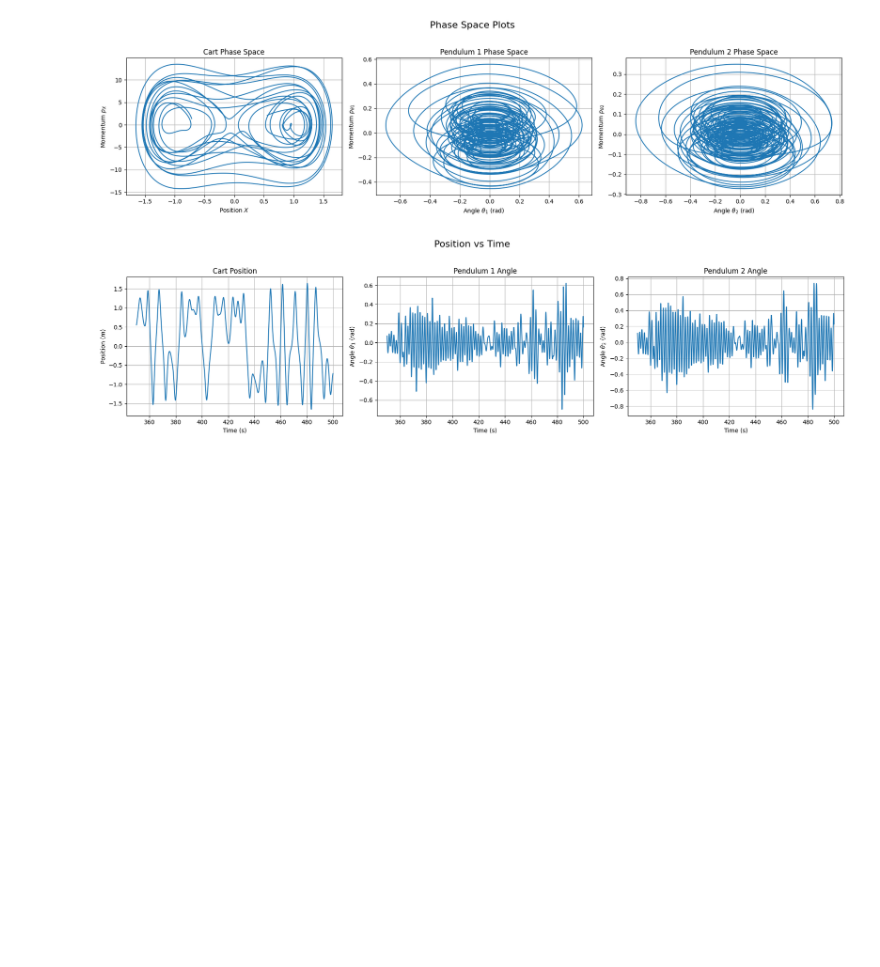
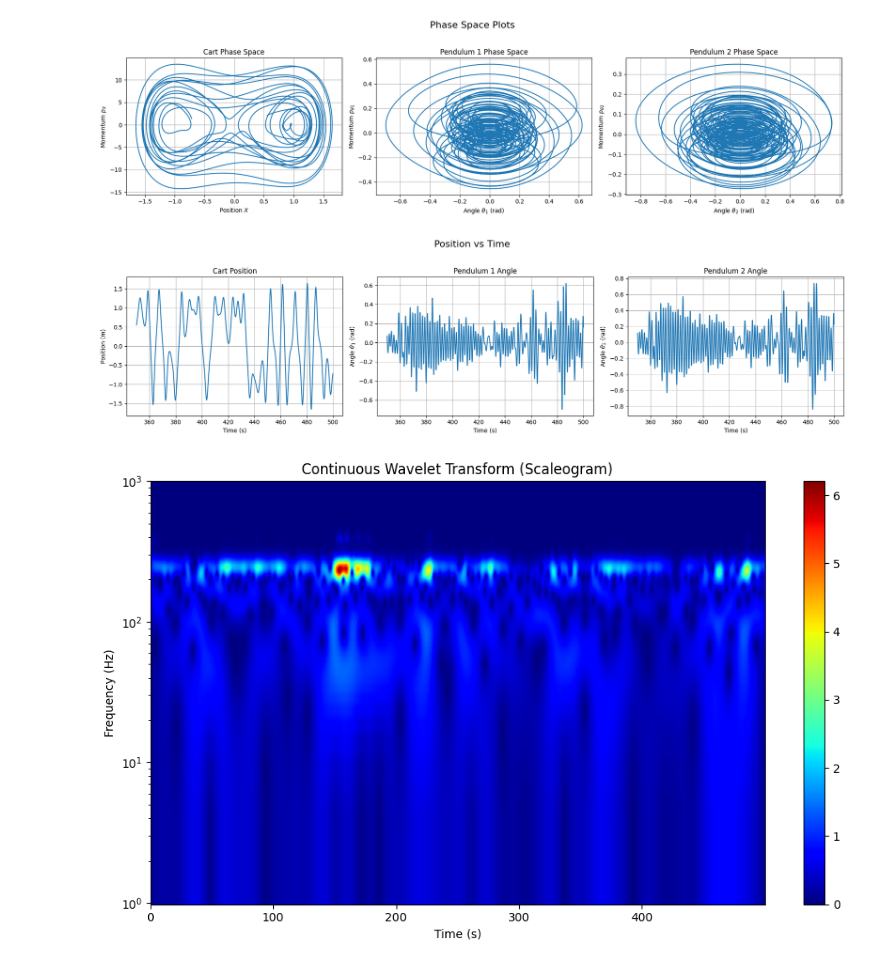
Before and after one commit to EduMoura321/Non-linear-systems, a Jupyter notebook: reborn_classical_mechanics_project.ipynb, the cells around one changed output. Drawn from its saved outputs; the diff is of its cells as text; code cells hidden in the pictures; blank space fills up the shorter version.

```diff
--- a/reborn_classical_mechanics_project.ipynb
+++ b/reborn_classical_mechanics_project.ipynb
@@ -293,6 +293,35 @@ plt.show()
 # %% [output]
 [figure]
 [figure]
+# %%
+import pywt
+# perform CWT
+time=t_eval
+wavelet = "cmor1.5-1.0"
+# logarithmic scale for scales, as suggested by Torrence & Compo:
+widths = np.geomspace(1, 1024, num=200)
+sampling_period = np.diff(time).mean()
+cwtmatr, freqs = pywt.cwt(sol.y[1], widths, wavelet, sampling_period=sampling_period)
+# absolute take absolute value of complex result
+cwtmatr = np.abs(cwtmatr[:-1, :-1])
+# Plotar os resultados da CWT usando imshow
+fig, ax = plt.subplots(figsize=(10, 6))
+
+# Usar imshow para plotar o resultado da CWT
+# extent define os limites no eixo x (tempo) e eixo y (frequência)
+im = ax.imshow(np.abs(cwtmatr), extent=[time[0], time[-1], freqs[-1], freqs[0]],
+               aspect='auto', cmap="jet")
+
+ax.set_yscale("log")  # Definir o eixo y em escala logarítmica
+ax.set_xlabel("Time (s)")
+ax.set_ylabel("Frequency (Hz)")
+ax.set_title("Continuous Wavelet Transform (Scaleogram)")
+fig.colorbar(im, ax=ax)  # Adicionar barra de cor
+
+plt.tight_layout()
+plt.show()
+# %% [output]
+[figure, added]
 # %%
 import pywt
 # perform CWT
```
Also changed, not shown: parts of 5 cells of this notebook.
